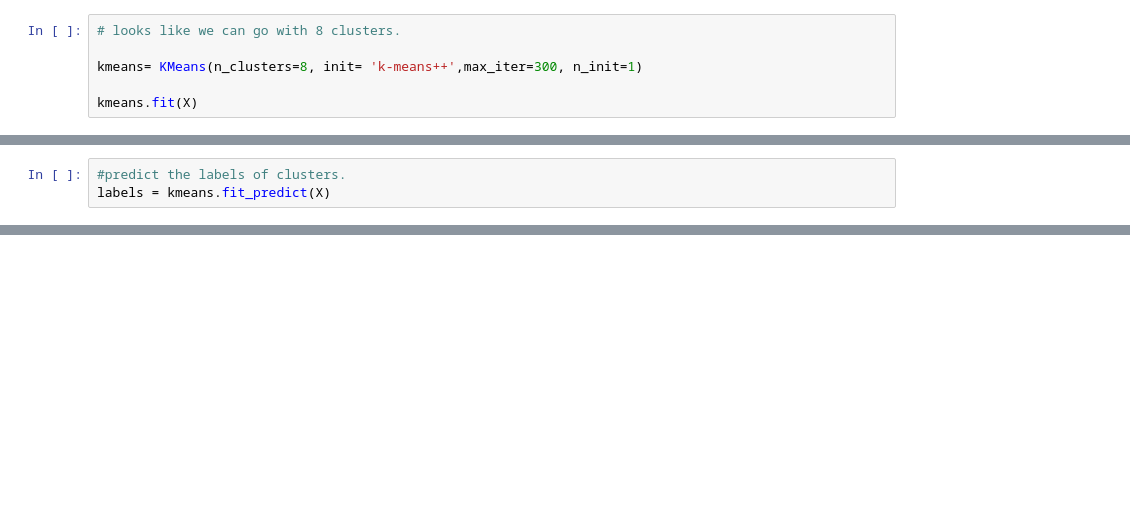
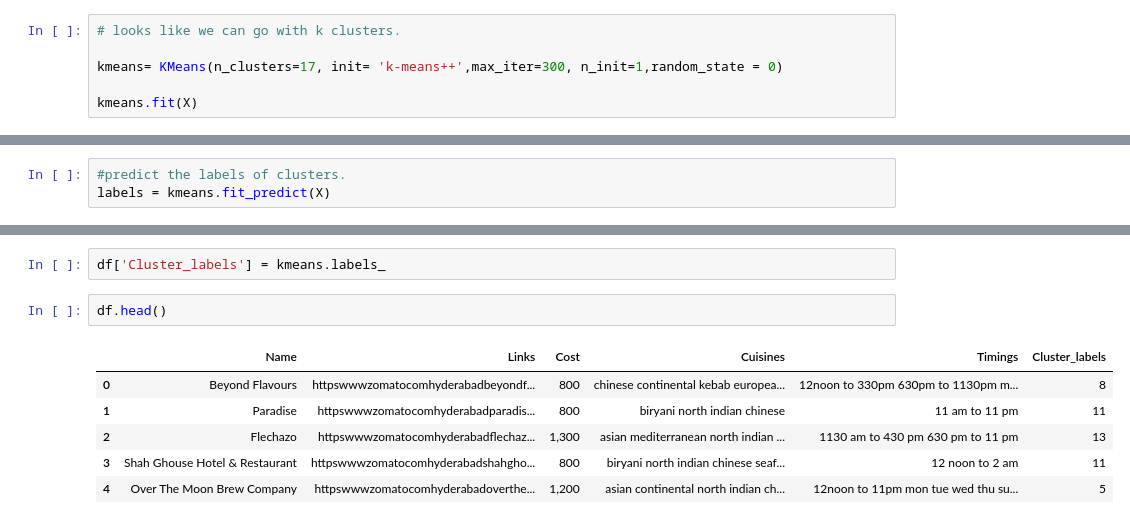
Before and after one commit to SethupathyM/Unsupervised_ML_Clustering_and_Sentiment_Analysis_Zomato_Restaurant, a Jupyter notebook: Zomato_Restaurant_Clustering_and_Sentiment_Analysis_.ipynb, the cells around one changed output, grey strips where cells are left out. Drawn from its saved outputs; the diff is of its cells as text; blank space fills up the shorter version.

```diff
--- a/Zomato_Restaurant_Clustering_and_Sentiment_Analysis_.ipynb
+++ b/Zomato_Restaurant_Clustering_and_Sentiment_Analysis_.ipynb
@@ -322,9 +328,9 @@ plt.show()
 # %% [output]
 [figure]
 # %%
-# looks like we can go with 8 clusters.
+# looks like we can go with k clusters.
 
-kmeans= KMeans(n_clusters=8, init= 'k-means++',max_iter=300, n_init=1)
+kmeans= KMeans(n_clusters=17, init= 'k-means++',max_iter=300, n_init=1,random_state = 0)
 
 kmeans.fit(X)
 # %% [output]
@@ -349,0 +400,11 @@ Silhouette Coefficient: 0.140
+# %%
+df['Cluster_labels'] = kmeans.labels_
+# %%
+df.head()
+# %% [output]
+|  | Name | Links | Cost | Cuisines | Timings | Cluster_labels |
+| 0 | Beyond Flavours | httpswwwzomatocomhyderabadbeyondf... | 800 | chinese continental kebab europea... | 12noon to 330pm 630pm to 1130pm m... | 8 |
+| 1 | Paradise | httpswwwzomatocomhyderabadparadis... | 800 | biryani north indian chinese | 11 am to 11 pm | 11 |
+| 2 | Flechazo | httpswwwzomatocomhyderabadflechaz... | 1,300 | asian mediterranean north indian ... | 1130 am to 430 pm 630 pm to 11 pm | 13 |
+| 3 | Shah Ghouse Hotel & Restaurant | httpswwwzomatocomhyderabadshahgho... | 800 | biryani north indian chinese seaf... | 12 noon to 2 am | 11 |
+| 4 | Over The Moon Brew Company | httpswwwzomatocomhyderabadoverthe... | 1,200 | asian continental north indian ch... | 12noon to 11pm mon tue wed thu su... | 5 |
```
Also changed, not shown: parts of 16 cells of this notebook.
